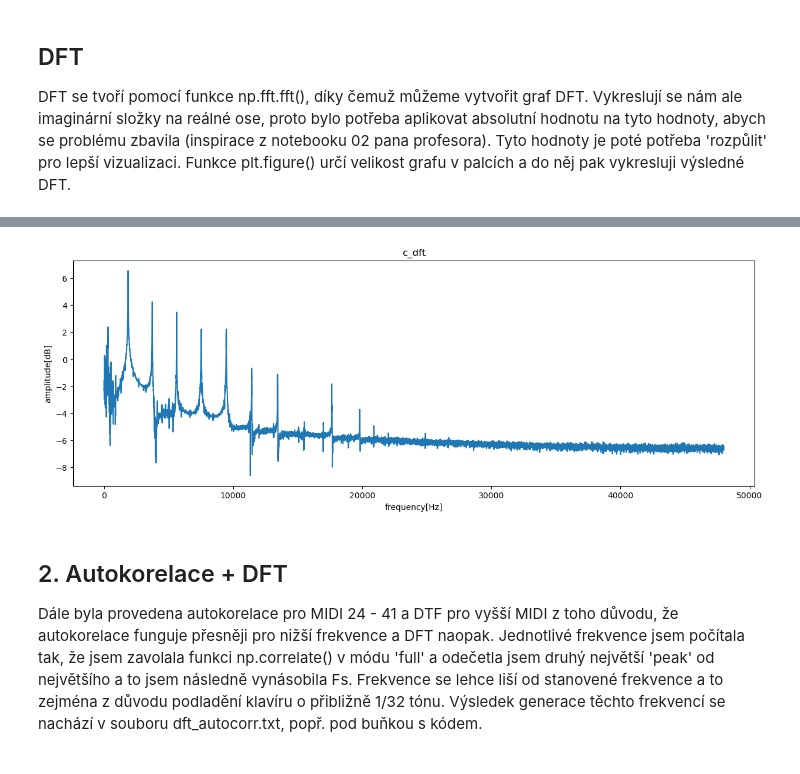
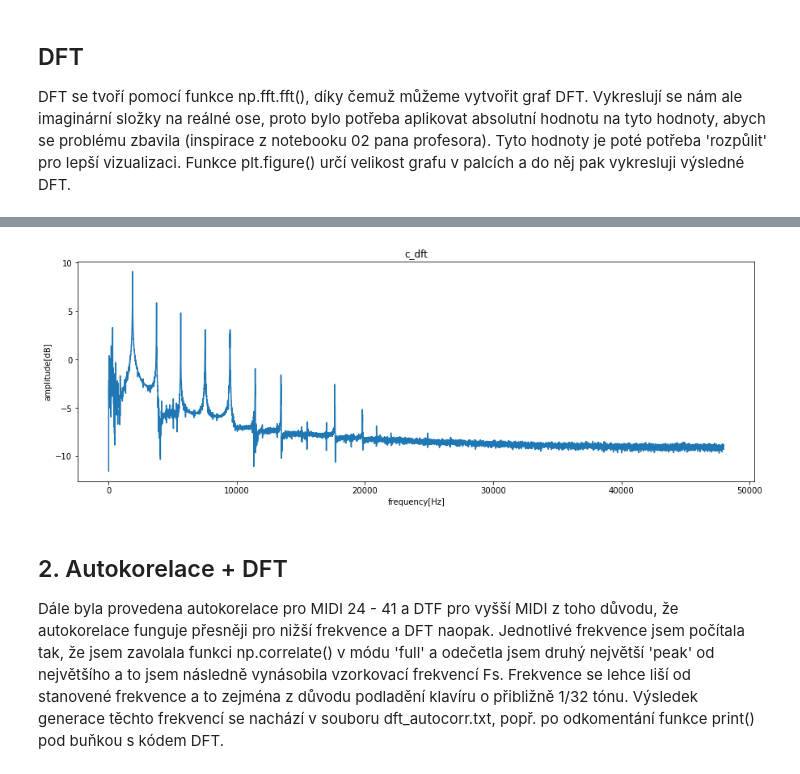
Before and after one commit to jirmusovic/Signaly-a-systemy, a Jupyter notebook: py/proj.ipynb, the cells around one changed output, grey strips where cells are left out. Cells and saved outputs as stored; diff of their text form; code cells hidden in the pictures.

```diff
--- a/py/proj.ipynb
+++ b/py/proj.ipynb
@@ -93,11 +94,11 @@ b_dft = xall[57]
 b_dft = np.fft.fft(b_dft)
 b_dft = np.abs(b_dft)
 b_dft = b_dft[:b_dft.size//2]
-idk = np.arange(b_dft.size)*Fs / (b_dft.size)
+idklog = np.log(b_dft**2 + (10**-5))
 
 plt.figure(figsize=(15,5))
 
-plt.plot(idk[1:], np.log2(b_dft[1:]))
+plt.plot(idk, idklog)
 plt.title("b_dft")
 plt.xlabel("frequency[Hz]")
 plt.ylabel("amplitude[dB]")
@@ -107,22 +108,22 @@ plt.show()
 # %%
 #tone_c
 c_dft = xall[82]
 c_dft = np.fft.fft(c_dft)
 c_dft = np.abs(c_dft)
 c_dft = c_dft[:c_dft.size//2]
-idk = np.arange(c_dft.size)*Fs / (c_dft.size)
+idklog = np.log(c_dft**2 + (10**-5))
 
 plt.figure(figsize=(15,5))
 
-plt.plot(idk[1:], np.log2(c_dft[1:]))
+plt.plot(idk, idklog)
 plt.title("c_dft")
 plt.xlabel("frequency[Hz]")
 plt.ylabel("amplitude[dB]")
 plt.show()
 # %% [output]
-[figure, old version]
+[figure, new version]
 # %% [markdown]
 ## 2. Autokorelace + DFT
-Dále byla provedena autokorelace pro MIDI 24 - 41 a DTF pro vyšší MIDI z toho důvodu, že autokorelace funguje přesněji pro nižší frekvence a DFT naopak. Jednotlivé frekvence jsem počítala tak, že jsem zavolala funkci np.correlate() v módu 'full' a odečetla jsem druhý největší 'peak' od největšího a to jsem následně vynásobila Fs. Frekvence se lehce liší od stanovené frekvence a to zejména z důvodu podladění klavíru o přibližně 1/32 tónu.
-Výsledek generace těchto frekvencí se nachází v souboru dft_autocorr.txt, popř. pod buňkou s kódem.
+Dále byla provedena autokorelace pro MIDI 24 - 41 a DTF pro vyšší MIDI z toho důvodu, že autokorelace funguje přesněji pro nižší frekvence a DFT naopak. Jednotlivé frekvence jsem počítala tak, že jsem zavolala funkci np.correlate() v módu 'full' a odečetla jsem druhý největší 'peak' od největšího a to jsem následně vynásobila vzorkovací frekvencí Fs. Frekvence se lehce liší od stanovené frekvence a to zejména z důvodu podladění klavíru o přibližně 1/32 tónu.
+Výsledek generace těchto frekvencí se nachází v souboru dft_autocorr.txt, popř. po odkomentání funkce print() pod buňkou s kódem DFT.
 # %%
```
Also changed, not shown: parts of 13 cells of this notebook, 2 other files.
